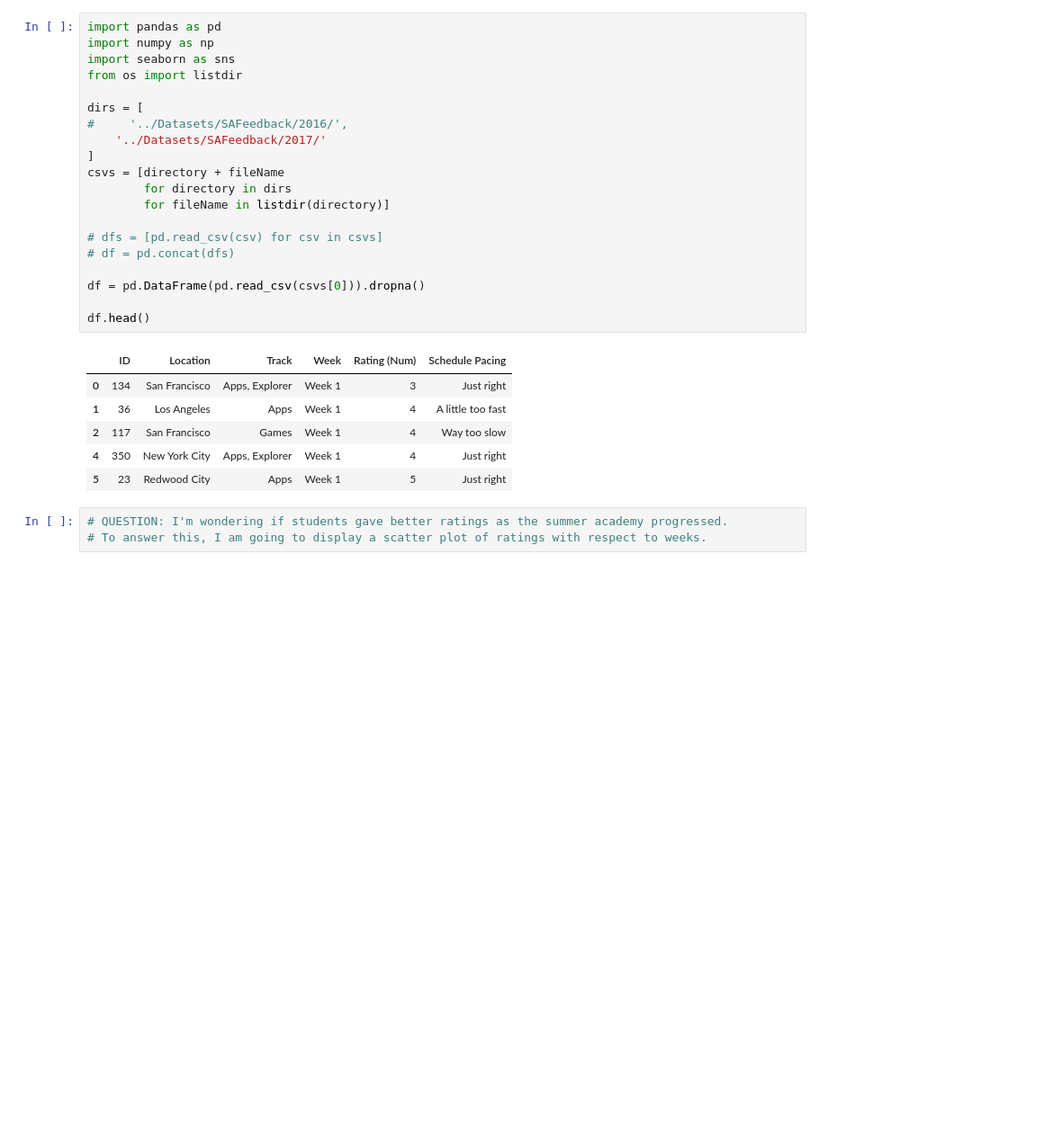
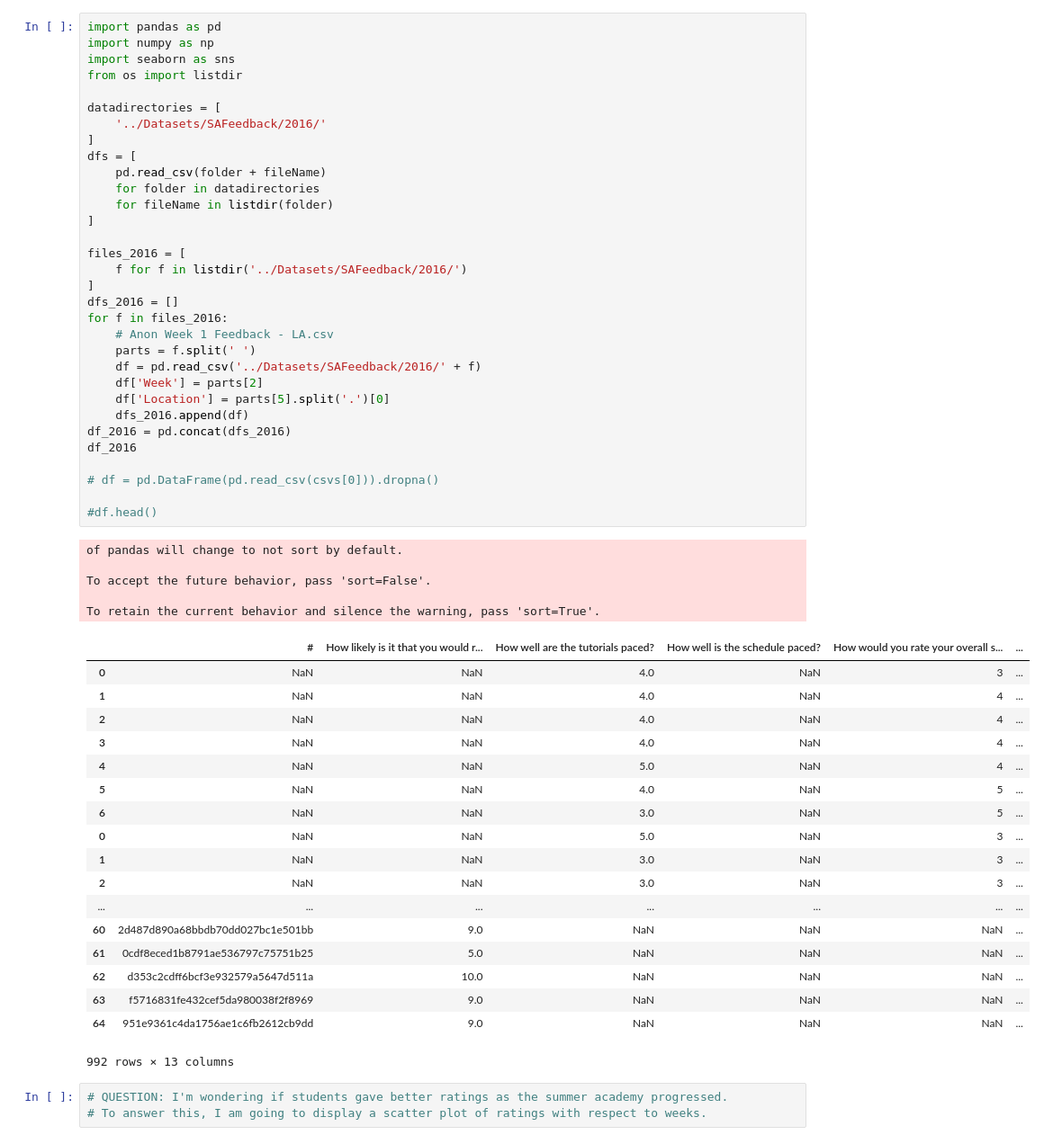
Before and after one commit to IkeyBenz/DS-1.1, a Jupyter notebook: Notebooks/SAFeedback Project.ipynb, the cells around one changed output. Shown at 90% size. Saved outputs shown, nothing was run; the diff lists cells and outputs as text; blank space fills up the shorter version.

```diff
--- a/Notebooks/SAFeedback Project.ipynb
+++ b/Notebooks/SAFeedback Project.ipynb
@@ -1,30 +1,59 @@
 # %%
 import pandas as pd
 import numpy as np
 import seaborn as sns
 from os import listdir
 
-dirs = [
-#     '../Datasets/SAFeedback/2016/',
-    '../Datasets/SAFeedback/2017/'
+datadirectories = [
+    '../Datasets/SAFeedback/2016/'
 ]
-csvs = [directory + fileName
-        for directory in dirs
-        for fileName in listdir(directory)]
+dfs = [
+    pd.read_csv(folder + fileName)
+    for folder in datadirectories
+    for fileName in listdir(folder)
+]
 
-# dfs = [pd.read_csv(csv) for csv in csvs]
-# df = pd.concat(dfs)
+files_2016 = [
+    f for f in listdir('../Datasets/SAFeedback/2016/')
+]
+dfs_2016 = []
+for f in files_2016:
+    # Anon Week 1 Feedback - LA.csv
+    parts = f.split(' ')
+    df = pd.read_csv('../Datasets/SAFeedback/2016/' + f)
+    df['Week'] = parts[2]
+    df['Location'] = parts[5].split('.')[0]
+    dfs_2016.append(df)
+df_2016 = pd.concat(dfs_2016)
+df_2016
 
-df = pd.DataFrame(pd.read_csv(csvs[0])).dropna()
+# df = pd.DataFrame(pd.read_csv(csvs[0])).dropna()
 
-df.head()
+#df.head()
 # %% [output]
+of pandas will change to not sort by default.
+
+To accept the future behavior, pass 'sort=False'.
+
+To retain the current behavior and silence the warning, pass 'sort=True'.
-|  | ID | Location | Track | Week | Rating (Num) | Schedule Pacing |
-| 0 | 134 | San Francisco | Apps, Explorer | Week 1 | 3 | Just right |
-| 1 | 36 | Los Angeles | Apps | Week 1 | 4 | A little too fast |
-| 2 | 117 | San Francisco | Games | Week 1 | 4 | Way too slow |
-| 4 | 350 | New York City | Apps, Explorer | Week 1 | 4 | Just right |
-| 5 | 23 | Redwood City | Apps | Week 1 | 5 | Just right |
+|  | # | How likely is it that you would r... | How well are the tutorials paced? | How well is the schedule paced? | How would you rate your overall s... | ... |
+| 0 | NaN | NaN | 4.0 | NaN | 3 | ... |
+| 1 | NaN | NaN | 4.0 | NaN | 4 | ... |
+| 2 | NaN | NaN | 4.0 | NaN | 4 | ... |
+| 3 | NaN | NaN | 4.0 | NaN | 4 | ... |
+| 4 | NaN | NaN | 5.0 | NaN | 4 | ... |
+| 5 | NaN | NaN | 4.0 | NaN | 5 | ... |
+| 6 | NaN | NaN | 3.0 | NaN | 5 | ... |
+| 0 | NaN | NaN | 5.0 | NaN | 3 | ... |
+| 1 | NaN | NaN | 3.0 | NaN | 3 | ... |
+| 2 | NaN | NaN | 3.0 | NaN | 3 | ... |
+| ... | ... | ... | ... | ... | ... | ... |
+| 60 | 2d487d890a68bbdb70dd027bc1e501bb | 9.0 | NaN | NaN | NaN | ... |
+| 61 | 0cdf8eced1b8791ae536797c75751b25 | 5.0 | NaN | NaN | NaN | ... |
+| 62 | d353c2cdff6bcf3e932579a5647d511a | 10.0 | NaN | NaN | NaN | ... |
+| 63 | f5716831fe432cef5da980038f2f8969 | 9.0 | NaN | NaN | NaN | ... |
+| 64 | 951e9361c4da1756ae1c6fb2612cb9dd | 9.0 | NaN | NaN | NaN | ... |
+992 rows × 13 columns
 # %%
 # QUESTION: I'm wondering if students gave better ratings as the summer academy progressed.
 # To answer this, I am going to display a scatter plot of ratings with respect to weeks.
```
Also changed, not shown: 5 other files.
